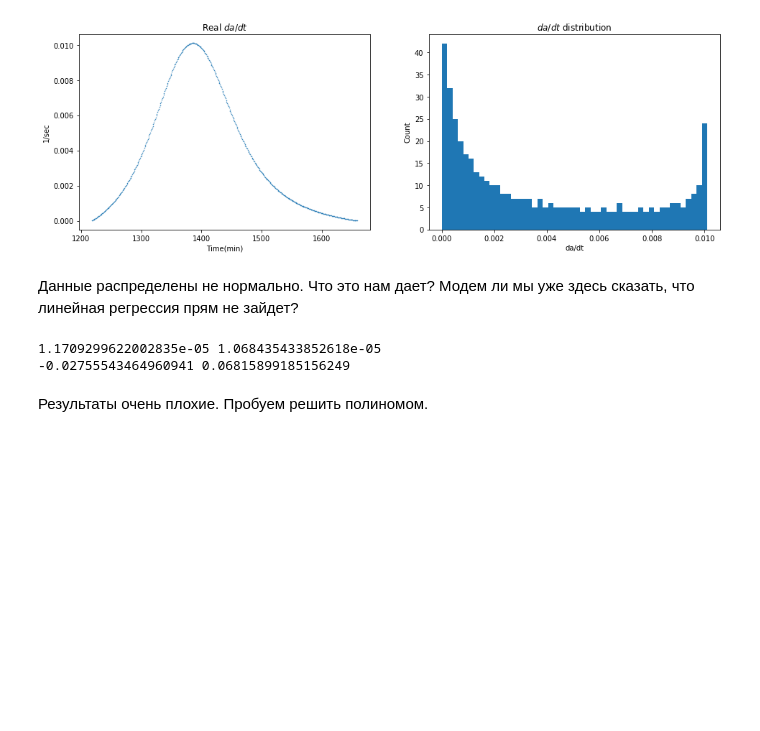
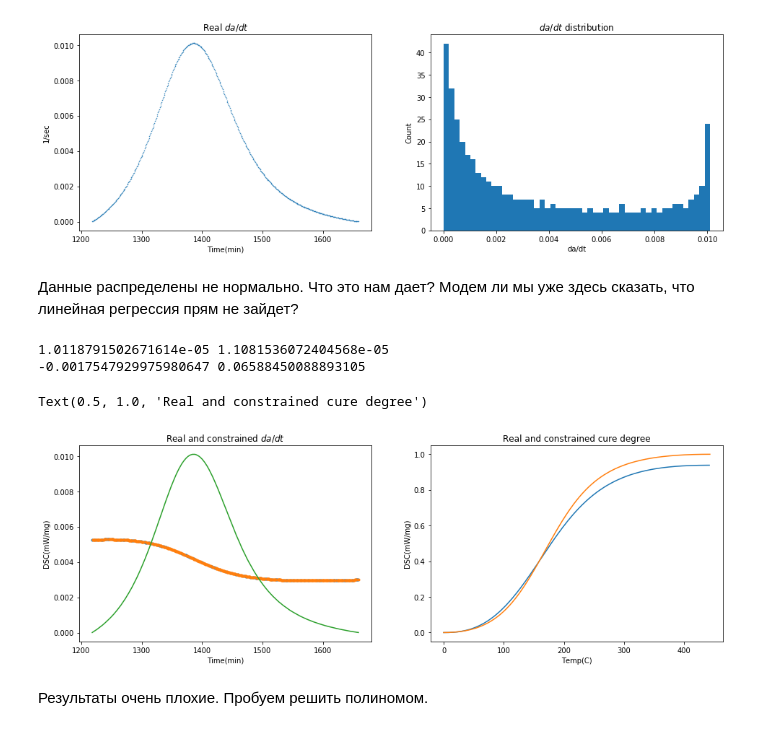
Before and after one commit to YarikineZ/DS_final_project, a Jupyter notebook: Final project.ipynb, the cells around one changed output. Saved outputs shown, nothing was run; the diff lists cells and outputs as text; code cells hidden in the pictures; blank space fills up the shorter version.

```diff
--- a/Final project.ipynb
+++ b/Final project.ipynb
@@ -275,23 +275,46 @@ from sklearn.metrics import r2_score
 lr = linear_model.LinearRegression(fit_intercept=False, normalize=True)
 lr.fit(X_train, y_train)
 
-testPred = lr.predict(X_test)
-trainPred = lr.predict(X_train)
+test_pred = lr.predict(X_test)
+train_pred = lr.predict(X_train)
 
-testPred = lr.predict(X_test)
-trainPred = lr.predict(X_train)
+test_pred = lr.predict(X_test)
+train_pred = lr.predict(X_train)
 
-mse_lr_train =  mean_squared_error(y_train, trainPred)
-mse_lr_test =  mean_squared_error(y_test, testPred)
+mse_lr_train =  mean_squared_error(y_train, train_pred)
+mse_lr_test =  mean_squared_error(y_test, test_pred)
 
-r2_score_train = r2_score(y_train, trainPred)
-r2_score_test =  r2_score(y_test, testPred)
+r2_score_train = r2_score(y_train, train_pred)
+r2_score_test =  r2_score(y_test, test_pred)
 
 print(mse_lr_test, mse_lr_train)
 print(r2_score_test, r2_score_train)
 # %% [output]
-1.1709299622002835e-05 1.068435433852618e-05
--0.02755543464960941 0.06815899185156249
+1.0118791502671614e-05 1.1081536072404568e-05
+-0.0017547929975980647 0.06588450088893105
+# %%
+fig, ax = plt.subplots(1, 2, figsize = (16, 5))
+
+test_pred_visualised = pd.Series(test_pred, index=X_test.index)
+train_pred_visualised = pd.Series(train_pred, index = X_train.index)
+
+ax[0].plot(test_pred_visualised,".", label = "Simulated da/dt")#TODO add ox numbers
+ax[0].plot(train_pred_visualised, ".", label = "Simulated da/dt")
+ax[0].plot(y, label = "Experimental da/dt")
+
+ax[0].set_xlabel("Time(min)")
+ax[0].set_ylabel('DSC(mW/mg)')
+ax[0].set_title('Real and constrained $da/dt$')
+
+ax[1].plot(pred_alpha, label = "Simulated alpha")#TODO add ox numbers
+ax[1].plot(alpha, label = "Experimental alpha")
+
+ax[1].set_xlabel("Temp(C)")
+ax[1].set_ylabel('DSC(mW/mg)')
+ax[1].set_title('Real and constrained cure degree')
+# %% [output]
+Text(0.5, 1.0, 'Real and constrained cure degree')
+[figure, added]
 # %% [markdown]
 Результаты очень плохие. Пробуем решить полиномом.
 # %%
```
Also changed, not shown: parts of 6 cells of this notebook.
